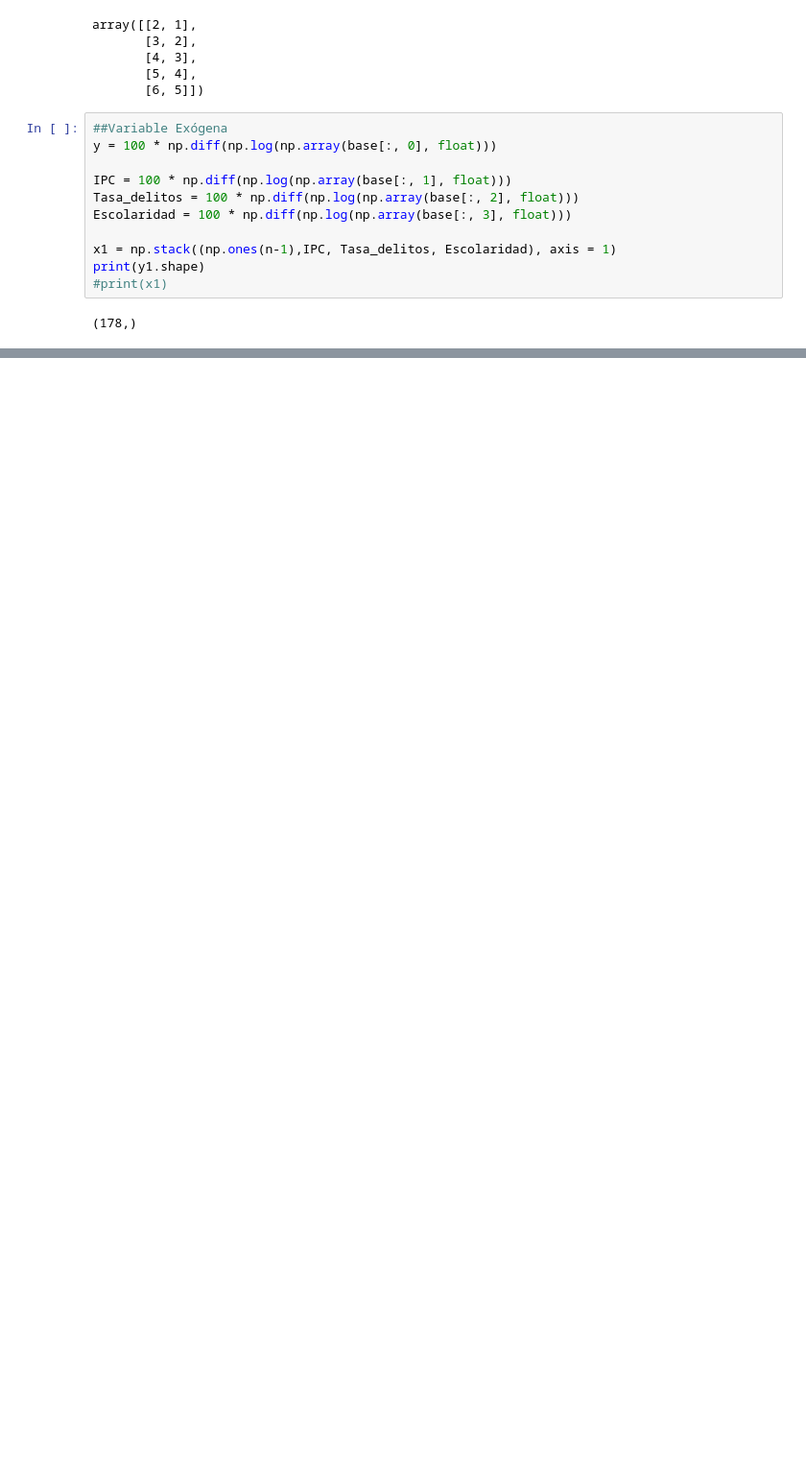
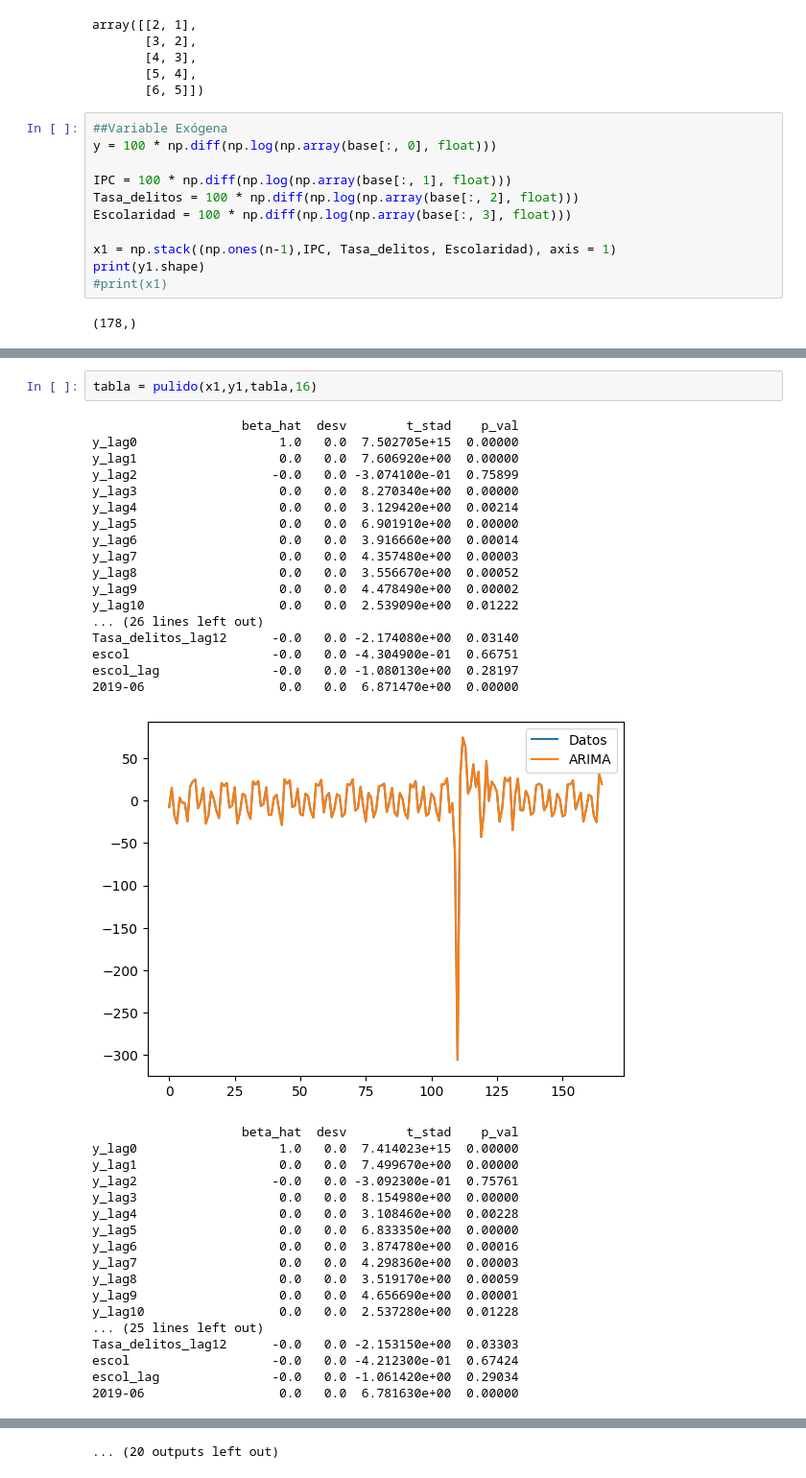
Before and after one commit to Vixuz144/Econometria, a Jupyter notebook: Regresión_lineal_migración.ipynb, the cells around one changed output, grey strips where cells are left out. Shown at 96% size. Drawn from its saved outputs; the diff is of its cells as text; blank space fills up the shorter version.

```diff
--- a/Regresión_lineal_migración.ipynb
+++ b/Regresión_lineal_migración.ipynb
@@ -763,0 +740,38 @@ Esc    -14.60971  5.83600 -2.50338  0.01322
+# %%
+tabla = pulido(x1,y1,tabla,16)
+# %% [output]
+                    beta_hat  desv        t_stad    p_val
+y_lag0                   1.0   0.0  7.502705e+15  0.00000
+y_lag1                   0.0   0.0  7.606920e+00  0.00000
+y_lag2                  -0.0   0.0 -3.074100e-01  0.75899
+y_lag3                   0.0   0.0  8.270340e+00  0.00000
+y_lag4                   0.0   0.0  3.129420e+00  0.00214
+y_lag5                   0.0   0.0  6.901910e+00  0.00000
+y_lag6                   0.0   0.0  3.916660e+00  0.00014
+y_lag7                   0.0   0.0  4.357480e+00  0.00003
+y_lag8                   0.0   0.0  3.556670e+00  0.00052
+y_lag9                   0.0   0.0  4.478490e+00  0.00002
+y_lag10                  0.0   0.0  2.539090e+00  0.01222
+... (26 lines left out)
+Tasa_delitos_lag12      -0.0   0.0 -2.174080e+00  0.03140
+escol                   -0.0   0.0 -4.304900e-01  0.66751
+escol_lag               -0.0   0.0 -1.080130e+00  0.28197
+2019-06                  0.0   0.0  6.871470e+00  0.00000
+[figure, added]
+                    beta_hat  desv        t_stad    p_val
+y_lag0                   1.0   0.0  7.414023e+15  0.00000
+y_lag1                   0.0   0.0  7.499670e+00  0.00000
+y_lag2                  -0.0   0.0 -3.092300e-01  0.75761
+y_lag3                   0.0   0.0  8.154980e+00  0.00000
+y_lag4                   0.0   0.0  3.108460e+00  0.00228
+y_lag5                   0.0   0.0  6.833350e+00  0.00000
+y_lag6                   0.0   0.0  3.874780e+00  0.00016
+y_lag7                   0.0   0.0  4.298360e+00  0.00003
+y_lag8                   0.0   0.0  3.519170e+00  0.00059
+y_lag9                   0.0   0.0  4.656690e+00  0.00001
+y_lag10                  0.0   0.0  2.537280e+00  0.01228
+... (25 lines left out)
+Tasa_delitos_lag12      -0.0   0.0 -2.153150e+00  0.03303
+escol                   -0.0   0.0 -4.212300e-01  0.67424
+escol_lag               -0.0   0.0 -1.061420e+00  0.29034
+2019-06                  0.0   0.0  6.781630e+00  0.00000
@@ -763,0 +851 @@ Esc    -14.60971  5.83600 -2.50338  0.01322
+... (20 outputs left out)
```
Also changed, not shown: parts of 14 cells of this notebook.
